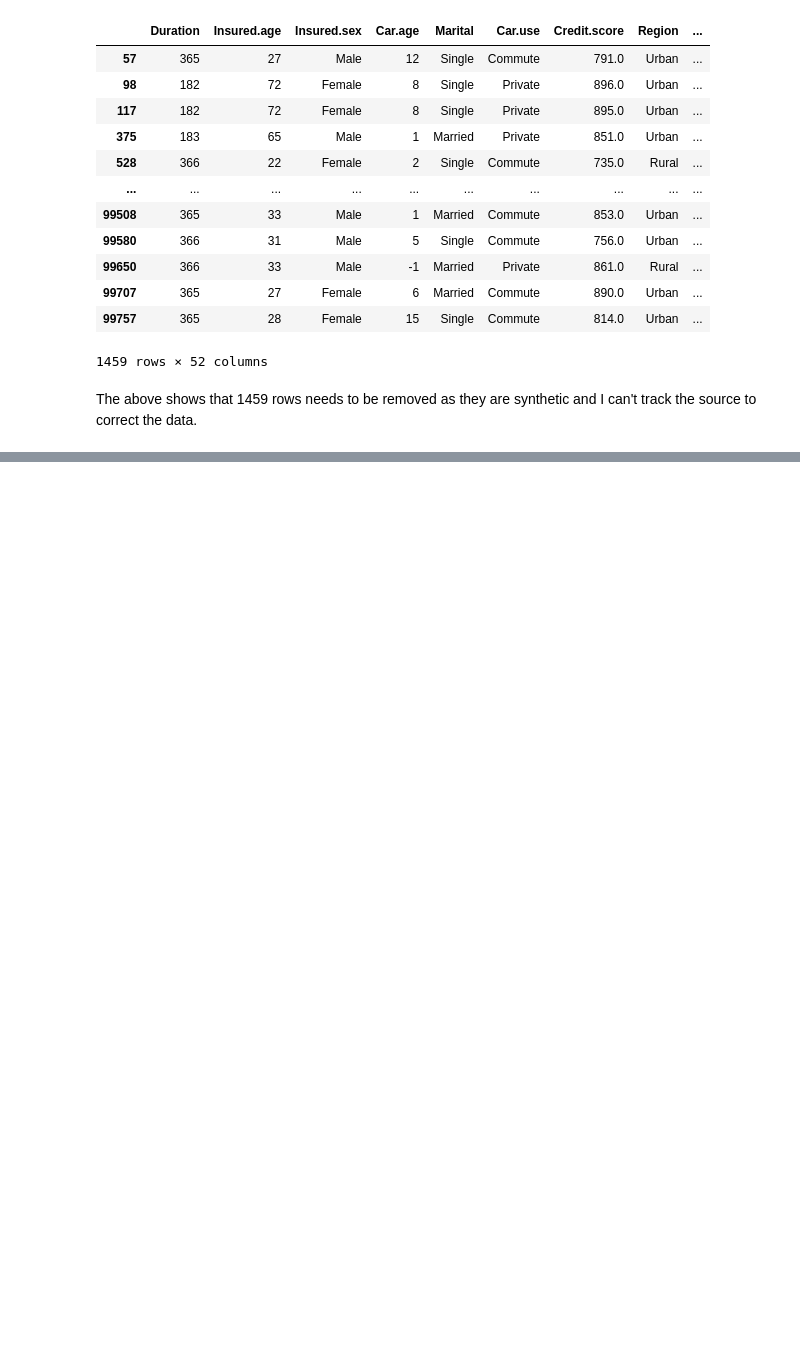
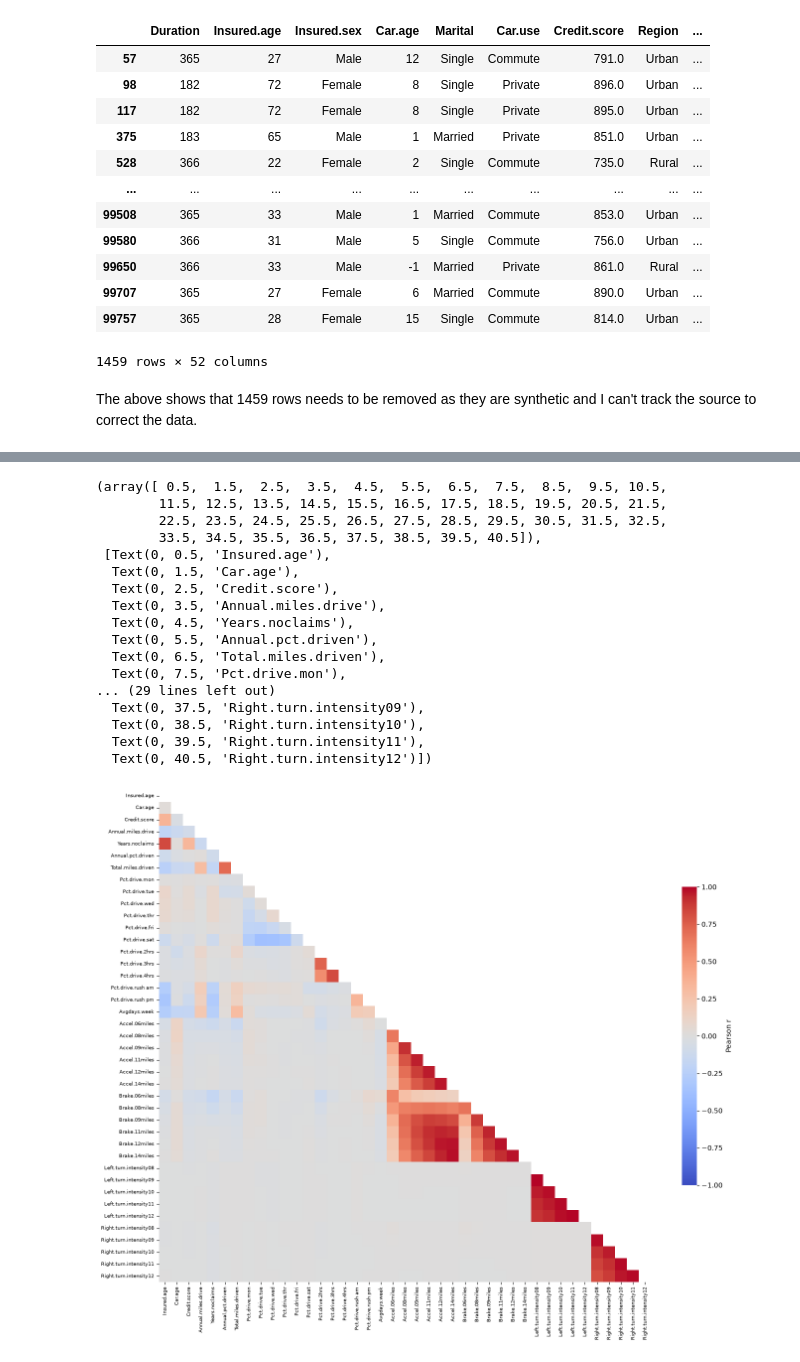
Before and after one commit to kjl1c20/telematics-insurance-ml, a Jupyter notebook: explore.ipynb, the cells around one changed output, grey strips where cells are left out. Saved outputs shown, nothing was run; the diff lists cells and outputs as text; code cells hidden in the pictures; blank space fills up the shorter version.

```diff
--- a/explore.ipynb
+++ b/explore.ipynb
@@ -152,0 +198,8 @@ The above shows that 1459 rows needs to be removed as they are synthetic and I c
+# %%
+vif_data = pd.DataFrame()
+cont_columns = [x for x in cont_columns if x not in ["Pct.drive.sun", "Pct.drive.wkday", "Pct.drive.wkend"]]
+vif_data['Cont_Feature'] = cont_columns
+vif_data['VIF'] = [variance_inflation_factor(X[cont_columns].values, i) for i in range(X[cont_columns].shape[1])]
+
+
+print(vif_data)
@@ -152,0 +224,35 @@ The above shows that 1459 rows needs to be removed as they are synthetic and I c
+# %%
+import seaborn as sns
+import matplotlib.pyplot as plt
+
+corr = X[cont_columns].corr()
+mask = np.triu(np.ones_like(corr, dtype=bool))
+
+plt.figure(figsize=(16, 13))
+sns.heatmap(
+    corr, mask=mask, cmap="coolwarm",
+    vmin=-1, vmax=1, center=0,                        # 0 pinned to the neutral midpoint
+    square=True, linewidths=0,                        # no gridlines at this density
+    xticklabels=True, yticklabels=True,               # force ALL labels, no thinning
+    cbar_kws={"shrink": 0.6, "label": "Pearson r"},
+)
+plt.xticks(fontsize=7); plt.yticks(fontsize=7)
+# %% [output]
+(array([ 0.5,  1.5,  2.5,  3.5,  4.5,  5.5,  6.5,  7.5,  8.5,  9.5, 10.5,
+        11.5, 12.5, 13.5, 14.5, 15.5, 16.5, 17.5, 18.5, 19.5, 20.5, 21.5,
+        22.5, 23.5, 24.5, 25.5, 26.5, 27.5, 28.5, 29.5, 30.5, 31.5, 32.5,
+        33.5, 34.5, 35.5, 36.5, 37.5, 38.5, 39.5, 40.5]),
+ [Text(0, 0.5, 'Insured.age'),
+  Text(0, 1.5, 'Car.age'),
+  Text(0, 2.5, 'Credit.score'),
+  Text(0, 3.5, 'Annual.miles.drive'),
+  Text(0, 4.5, 'Years.noclaims'),
+  Text(0, 5.5, 'Annual.pct.driven'),
+  Text(0, 6.5, 'Total.miles.driven'),
+  Text(0, 7.5, 'Pct.drive.mon'),
+... (29 lines left out)
+  Text(0, 37.5, 'Right.turn.intensity09'),
+  Text(0, 38.5, 'Right.turn.intensity10'),
+  Text(0, 39.5, 'Right.turn.intensity11'),
+  Text(0, 40.5, 'Right.turn.intensity12')])
+[figure, added]
```
Also changed, not shown: parts of 4 cells of this notebook.
